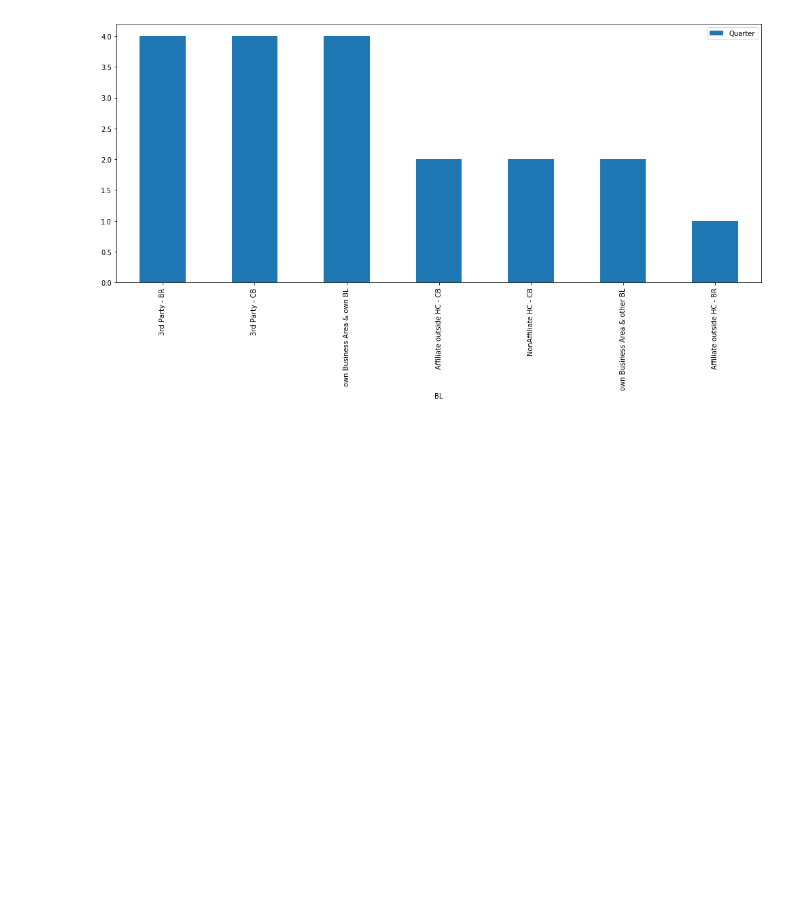
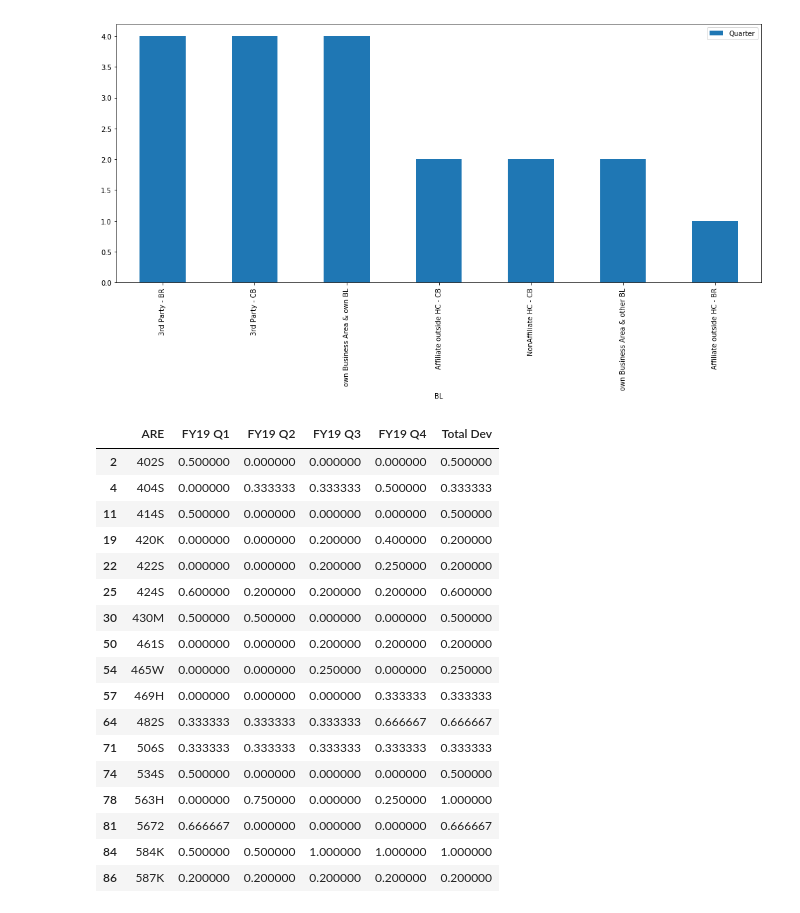
Before and after one commit to janlucasdeinhard/pyfiles, a Jupyter notebook: 10_PROJECT_STOCKPRED/GCR-GPR/FAILURE_ANALYSIS__v00.ipynb, the cells around one changed output. Drawn from its saved outputs; the diff is of its cells as text; code cells hidden in the pictures; blank space fills up the shorter version.

```diff
--- a/10_PROJECT_STOCKPRED/GCR-GPR/FAILURE_ANALYSIS__v00.ipynb
+++ b/10_PROJECT_STOCKPRED/GCR-GPR/FAILURE_ANALYSIS__v00.ipynb
@@ -63,0 +89,44 @@ df[['BL','Quarter']].drop_duplicates().reset_index(drop=True).groupby('BL').coun
+# %%
+df2 = pd.pivot_table(df1[['ARE','Quarter','Pctg dev BL']],index='ARE',columns='Quarter',values='Pctg dev BL')
+# %%
+df2 = df2.rename(columns={
+    1.0:'FY19 Q1',
+    2.0:'FY19 Q2',
+    3.0:'FY19 Q3',
+    4.0:'FY19 Q4'
+})
+# %%
+df_t = df0[['ARE','BL','Delta']].groupby(['ARE','BL']).sum().reset_index()
+
+df_t = df_t[['ARE','BL']].groupby('ARE').count().reset_index().merge(
+    df_t[df_t['Delta']!=0].reset_index()[['ARE','BL']].groupby('ARE').count().reset_index(),
+    on='ARE',how='left'
+).fillna(0).rename(columns={
+    'BL_x':'Total BLs per ARE',
+    'BL_y':'Deviant BLs per ARE'
+}).reset_index()
+
+df_t['Total Dev'] = df_t[['Total BLs per ARE','Deviant BLs per ARE']].apply(lambda x: x[1]/x[0],axis=1)
+# %%
+df2 = df2.merge(df_t[['ARE','Total Dev']],on='ARE',how='left')
+# %%
+df2[df2['Total Dev']!=0]
+# %% [output]
+|  | ARE | FY19 Q1 | FY19 Q2 | FY19 Q3 | FY19 Q4 | Total Dev |
+| 2 | 402S | 0.500000 | 0.000000 | 0.000000 | 0.000000 | 0.500000 |
+| 4 | 404S | 0.000000 | 0.333333 | 0.333333 | 0.500000 | 0.333333 |
+| 11 | 414S | 0.500000 | 0.000000 | 0.000000 | 0.000000 | 0.500000 |
+| 19 | 420K | 0.000000 | 0.000000 | 0.200000 | 0.400000 | 0.200000 |
+| 22 | 422S | 0.000000 | 0.000000 | 0.200000 | 0.250000 | 0.200000 |
+| 25 | 424S | 0.600000 | 0.200000 | 0.200000 | 0.200000 | 0.600000 |
+| 30 | 430M | 0.500000 | 0.500000 | 0.000000 | 0.000000 | 0.500000 |
+| 50 | 461S | 0.000000 | 0.000000 | 0.200000 | 0.200000 | 0.200000 |
+| 54 | 465W | 0.000000 | 0.000000 | 0.250000 | 0.000000 | 0.250000 |
+| 57 | 469H | 0.000000 | 0.000000 | 0.000000 | 0.333333 | 0.333333 |
+| 64 | 482S | 0.333333 | 0.333333 | 0.333333 | 0.666667 | 0.666667 |
+| 71 | 506S | 0.333333 | 0.333333 | 0.333333 | 0.333333 | 0.333333 |
+| 74 | 534S | 0.500000 | 0.000000 | 0.000000 | 0.000000 | 0.500000 |
+| 78 | 563H | 0.000000 | 0.750000 | 0.000000 | 0.250000 | 1.000000 |
+| 81 | 5672 | 0.666667 | 0.000000 | 0.000000 | 0.000000 | 0.666667 |
+| 84 | 584K | 0.500000 | 0.500000 | 1.000000 | 1.000000 | 1.000000 |
+| 86 | 587K | 0.200000 | 0.200000 | 0.200000 | 0.200000 | 0.200000 |
```
Also changed, not shown: parts of 6 cells of this notebook, 2 other files.
